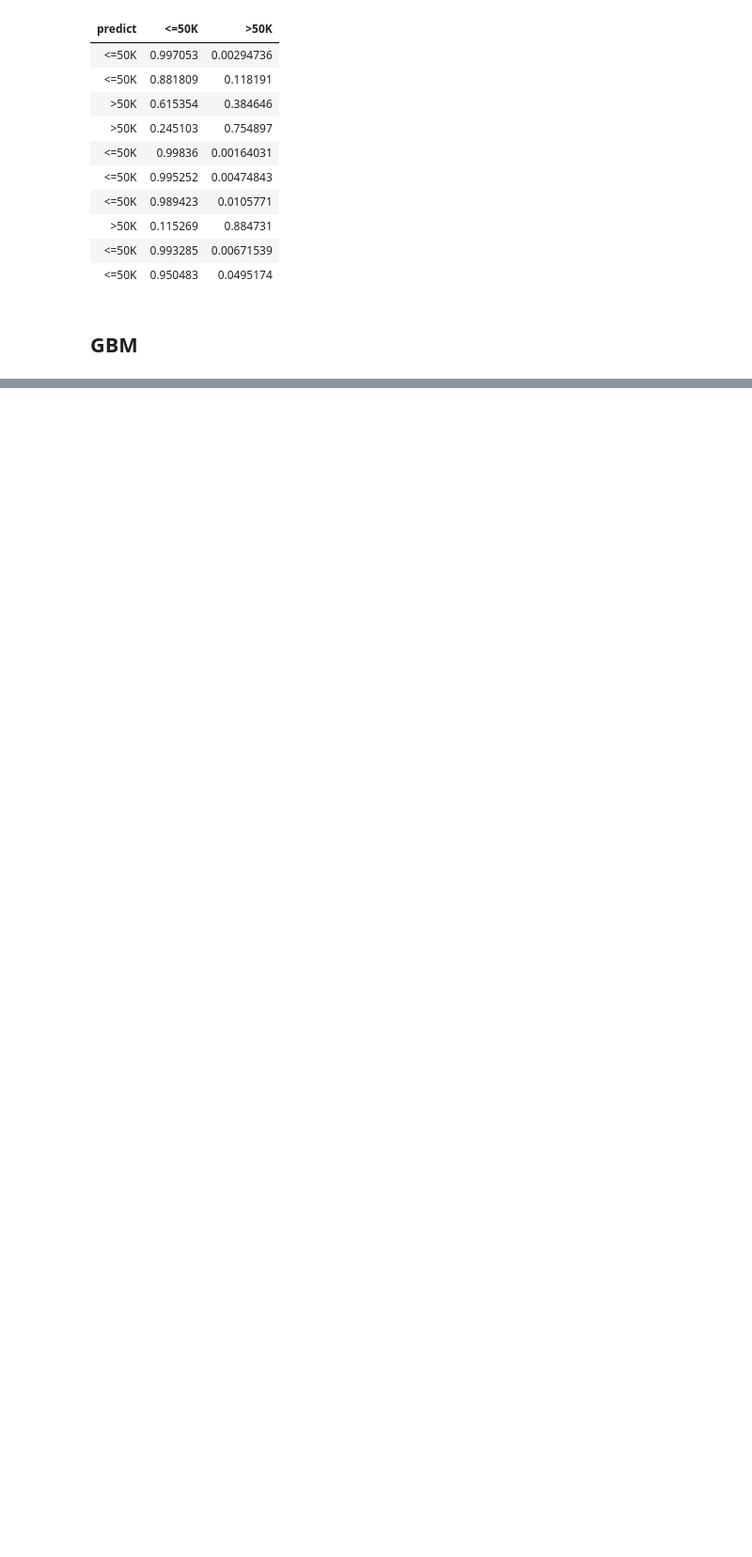
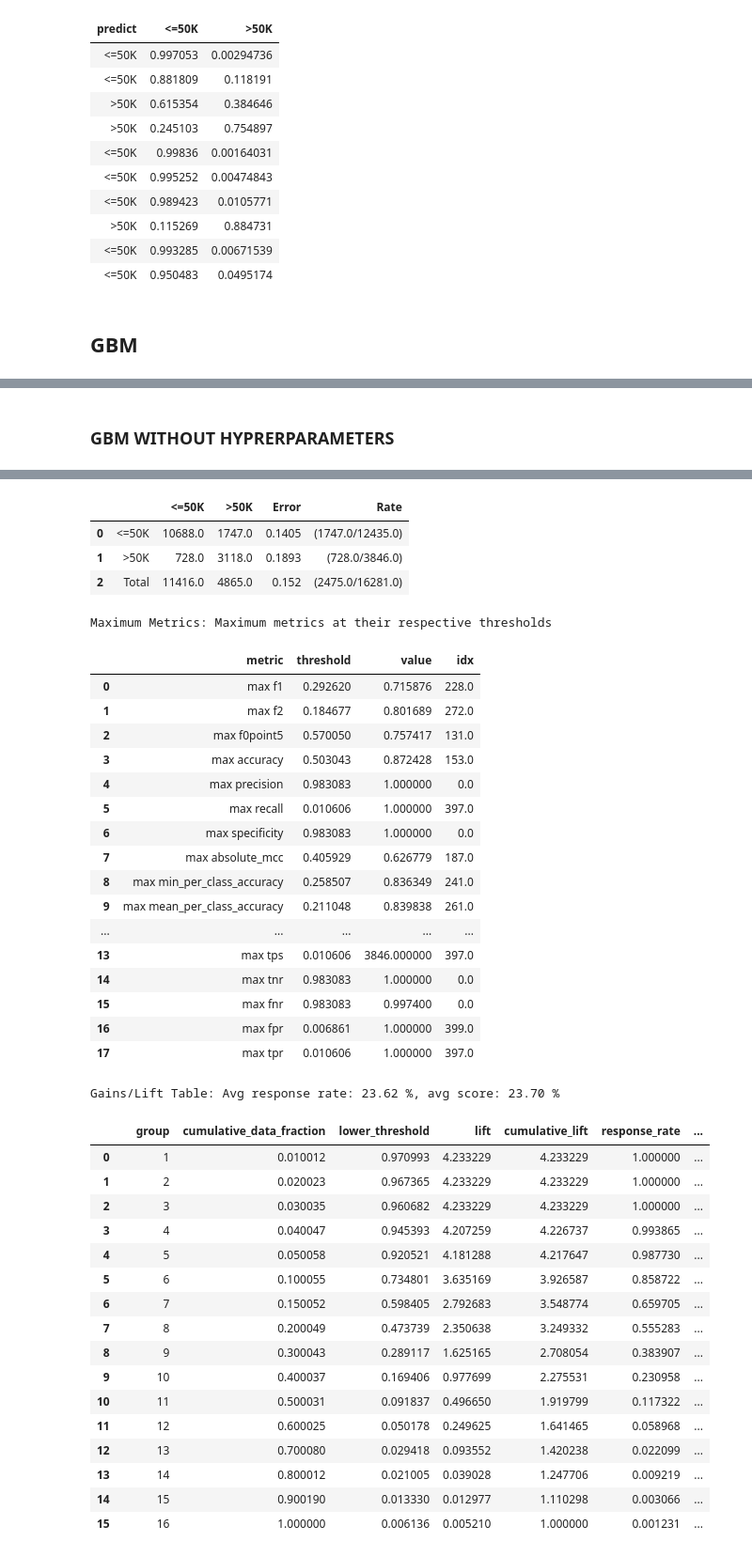
Before and after one commit to avecsally/Discover_Discriminatory_Bias_in_High_Accuracy_Models_Embedded_in_Machine_Learning_Algorithms, a Jupyter notebook: paper.ipynb, the cells around one changed output, grey strips where cells are left out. Shown: that part at 94% size. Saved outputs shown, nothing was run; the diff lists cells and outputs as text; code cells hidden in the pictures; blank space fills up the shorter version.

```diff
--- a/paper.ipynb
+++ b/paper.ipynb
@@ -512,3 +512,19 @@ PRE-PROCESSING FOR GBM
 ss = hf.split_frame(seed = 1)
 train_hf = ss[0]
 valid_hf = ss[1]
+# %% [markdown]
+### GBM WITHOUT HYPRERPARAMETERS
+# %%
+gbm = H2OGradientBoostingEstimator(nfolds=5,
+                                        seed=1111,
+                                        keep_cross_validation_predictions = True)
+gbm.train(x=predictors, y=response_col, training_frame=hf)
+
+# Eval performance:
+perf = gbm.model_performance(gf)
+
+# Generate predictions on a test set:
+pred = gbm.predict(gf)
+# %%
+gbm.model_performance(gf)
+# %% [output]
@@ -514,0 +543,40 @@ valid_hf = ss[1]
+|  |  | <=50K | >50K | Error | Rate |
+| 0 | <=50K | 10688.0 | 1747.0 | 0.1405 | (1747.0/12435.0) |
+| 1 | >50K | 728.0 | 3118.0 | 0.1893 | (728.0/3846.0) |
+| 2 | Total | 11416.0 | 4865.0 | 0.152 | (2475.0/16281.0) |
+Maximum Metrics: Maximum metrics at their respective thresholds
+|  | metric | threshold | value | idx |
+| 0 | max f1 | 0.292620 | 0.715876 | 228.0 |
+| 1 | max f2 | 0.184677 | 0.801689 | 272.0 |
+| 2 | max f0point5 | 0.570050 | 0.757417 | 131.0 |
+| 3 | max accuracy | 0.503043 | 0.872428 | 153.0 |
+| 4 | max precision | 0.983083 | 1.000000 | 0.0 |
+| 5 | max recall | 0.010606 | 1.000000 | 397.0 |
+| 6 | max specificity | 0.983083 | 1.000000 | 0.0 |
+| 7 | max absolute_mcc | 0.405929 | 0.626779 | 187.0 |
+| 8 | max min_per_class_accuracy | 0.258507 | 0.836349 | 241.0 |
+| 9 | max mean_per_class_accuracy | 0.211048 | 0.839838 | 261.0 |
+| ... | ... | ... | ... | ... |
+| 13 | max tps | 0.010606 | 3846.000000 | 397.0 |
+| 14 | max tnr | 0.983083 | 1.000000 | 0.0 |
+| 15 | max fnr | 0.983083 | 0.997400 | 0.0 |
+| 16 | max fpr | 0.006861 | 1.000000 | 399.0 |
+| 17 | max tpr | 0.010606 | 1.000000 | 397.0 |
+Gains/Lift Table: Avg response rate: 23.62 %, avg score: 23.70 %
+|  |  | group | cumulative_data_fraction | lower_threshold | lift | cumulative_lift | response_rate | ... |
+| 0 |  | 1 | 0.010012 | 0.970993 | 4.233229 | 4.233229 | 1.000000 | ... |
+| 1 |  | 2 | 0.020023 | 0.967365 | 4.233229 | 4.233229 | 1.000000 | ... |
+| 2 |  | 3 | 0.030035 | 0.960682 | 4.233229 | 4.233229 | 1.000000 | ... |
+| 3 |  | 4 | 0.040047 | 0.945393 | 4.207259 | 4.226737 | 0.993865 | ... |
+| 4 |  | 5 | 0.050058 | 0.920521 | 4.181288 | 4.217647 | 0.987730 | ... |
+| 5 |  | 6 | 0.100055 | 0.734801 | 3.635169 | 3.926587 | 0.858722 | ... |
+| 6 |  | 7 | 0.150052 | 0.598405 | 2.792683 | 3.548774 | 0.659705 | ... |
+| 7 |  | 8 | 0.200049 | 0.473739 | 2.350638 | 3.249332 | 0.555283 | ... |
+| 8 |  | 9 | 0.300043 | 0.289117 | 1.625165 | 2.708054 | 0.383907 | ... |
+| 9 |  | 10 | 0.400037 | 0.169406 | 0.977699 | 2.275531 | 0.230958 | ... |
+| 10 |  | 11 | 0.500031 | 0.091837 | 0.496650 | 1.919799 | 0.117322 | ... |
+| 11 |  | 12 | 0.600025 | 0.050178 | 0.249625 | 1.641465 | 0.058968 | ... |
+| 12 |  | 13 | 0.700080 | 0.029418 | 0.093552 | 1.420238 | 0.022099 | ... |
+| 13 |  | 14 | 0.800012 | 0.021005 | 0.039028 | 1.247706 | 0.009219 | ... |
+| 14 |  | 15 | 0.900190 | 0.013330 | 0.012977 | 1.110298 | 0.003066 | ... |
+| 15 |  | 16 | 1.000000 | 0.006136 | 0.005210 | 1.000000 | 0.001231 | ... |
```
Also changed, not shown: parts of 4 cells of this notebook.
